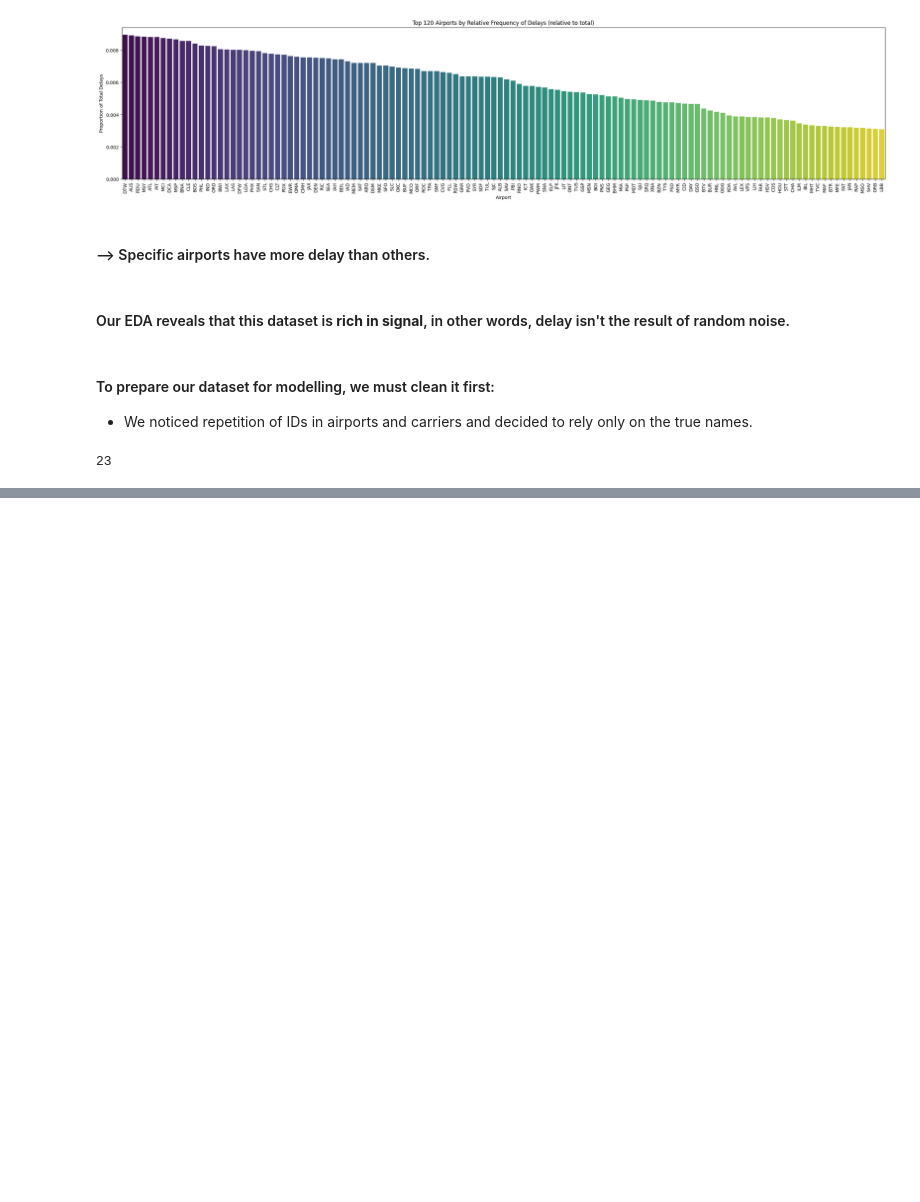
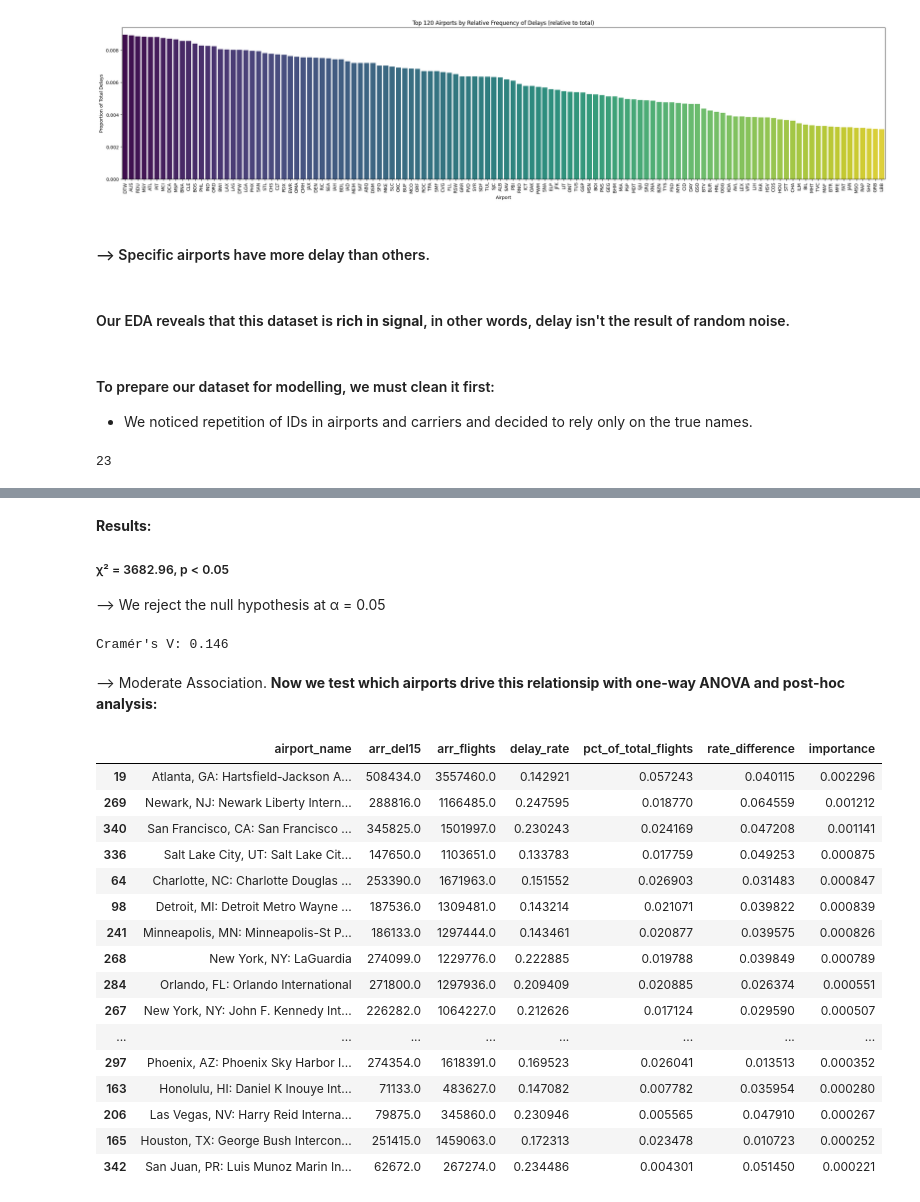
Before and after one commit to AnastasiaRassi/Forecasting-Flight-Delays-Monthly, a Jupyter notebook: notebooks/01_eda_cleaning.ipynb, the cells around one changed output, grey strips where cells are left out. Saved outputs shown, nothing was run; the diff lists cells and outputs as text; code cells hidden in the pictures; blank space fills up the shorter version.

```diff
--- a/notebooks/01_eda_cleaning.ipynb
+++ b/notebooks/01_eda_cleaning.ipynb
@@ -312,4 +314,10 @@ df['carrier_name'].n_unique()
 23
 # %%
 encoded_carriers = pd.get_dummies(df['carrier_name'])
+encoded_carriers.replace({True: 1, False: 0},inplace=True)
+encoded_carriers
+
+df.drop(columns=['carrier_name','carrier'], inplace=True)
+df = df.join(encoded_carriers)
+df.columns
 # %% [output]
@@ -318,0 +347,3 @@ NameError: name 'pd' is not defined
+# %%
+df.drop(columns=['airport'], inplace=True) # no longer considered useful
+df['is_delayed'] = df['arr_del15'].apply(lambda x: 1 if x == 1 else 0)
@@ -318,0 +361,62 @@ NameError: name 'pd' is not defined
+# %% [markdown]
+**Results:**
+##### χ² = 3682.96, p < 0.05
+--> We reject the null hypothesis at α = 0.05
+# %%
+from scipy.stats import chi2_contingency
+import numpy as np
+
+chi2, p_value, dof, expected = chi2_contingency(contingency_table)
+n = contingency_table.sum().sum()
+cramers_v = np.sqrt(chi2 / (n * (min(contingency_table.shape) - 1)))
+
+print(f"Cramér's V: {cramers_v:.3f}")
+# %% [output]
+Cramér's V: 0.146
+# %% [markdown]
+--> Moderate Association.
+**Now we test which airports drive this relationsip with one-way ANOVA and post-hoc analysis:**
+# %%
+# Calculate statistics
+airport_stats = df.groupby('airport_name').agg({
+    'arr_del15': 'sum',
+    'arr_flights': 'sum',
+}).reset_index()
+
+airport_stats['delay_rate'] = airport_stats['arr_del15'] / airport_stats['arr_flights']
+airport_stats['pct_of_total_flights'] = airport_stats['arr_flights'] / df['arr_flights'].sum()
+
+overall_delay_rate = df['arr_del15'].sum() / df['arr_flights'].sum()
+
+# Calculate how different from baseline
+airport_stats['rate_difference'] = abs(airport_stats['delay_rate'] - overall_delay_rate)
+
+# Importance = difference × frequency (simple!)
+airport_stats['importance'] = (
+    airport_stats['rate_difference'] *
+    airport_stats['pct_of_total_flights']
+)
+
+# Sort by importance
+airport_stats = airport_stats.sort_values('importance', ascending=False)
+
+# Take top 20
+airport_stats.head(20)
+# %% [output]
+|  | airport_name | arr_del15 | arr_flights | delay_rate | pct_of_total_flights | rate_difference | importance |
+| 19 | Atlanta, GA: Hartsfield-Jackson A... | 508434.0 | 3557460.0 | 0.142921 | 0.057243 | 0.040115 | 0.002296 |
+| 269 | Newark, NJ: Newark Liberty Intern... | 288816.0 | 1166485.0 | 0.247595 | 0.018770 | 0.064559 | 0.001212 |
+| 340 | San Francisco, CA: San Francisco ... | 345825.0 | 1501997.0 | 0.230243 | 0.024169 | 0.047208 | 0.001141 |
+| 336 | Salt Lake City, UT: Salt Lake Cit... | 147650.0 | 1103651.0 | 0.133783 | 0.017759 | 0.049253 | 0.000875 |
+| 64 | Charlotte, NC: Charlotte Douglas ... | 253390.0 | 1671963.0 | 0.151552 | 0.026903 | 0.031483 | 0.000847 |
+| 98 | Detroit, MI: Detroit Metro Wayne ... | 187536.0 | 1309481.0 | 0.143214 | 0.021071 | 0.039822 | 0.000839 |
+| 241 | Minneapolis, MN: Minneapolis-St P... | 186133.0 | 1297444.0 | 0.143461 | 0.020877 | 0.039575 | 0.000826 |
+| 268 | New York, NY: LaGuardia | 274099.0 | 1229776.0 | 0.222885 | 0.019788 | 0.039849 | 0.000789 |
+| 284 | Orlando, FL: Orlando International | 271800.0 | 1297936.0 | 0.209409 | 0.020885 | 0.026374 | 0.000551 |
+| 267 | New York, NY: John F. Kennedy Int... | 226282.0 | 1064227.0 | 0.212626 | 0.017124 | 0.029590 | 0.000507 |
+| ... | ... | ... | ... | ... | ... | ... | ... |
+| 297 | Phoenix, AZ: Phoenix Sky Harbor I... | 274354.0 | 1618391.0 | 0.169523 | 0.026041 | 0.013513 | 0.000352 |
+| 163 | Honolulu, HI: Daniel K Inouye Int... | 71133.0 | 483627.0 | 0.147082 | 0.007782 | 0.035954 | 0.000280 |
+| 206 | Las Vegas, NV: Harry Reid Interna... | 79875.0 | 345860.0 | 0.230946 | 0.005565 | 0.047910 | 0.000267 |
+| 165 | Houston, TX: George Bush Intercon... | 251415.0 | 1459063.0 | 0.172313 | 0.023478 | 0.010723 | 0.000252 |
+| 342 | San Juan, PR: Luis Munoz Marin In... | 62672.0 | 267274.0 | 0.234486 | 0.004301 | 0.051450 | 0.000221 |
```
Also changed, not shown: parts of 8 cells of this notebook, 1 other file.
